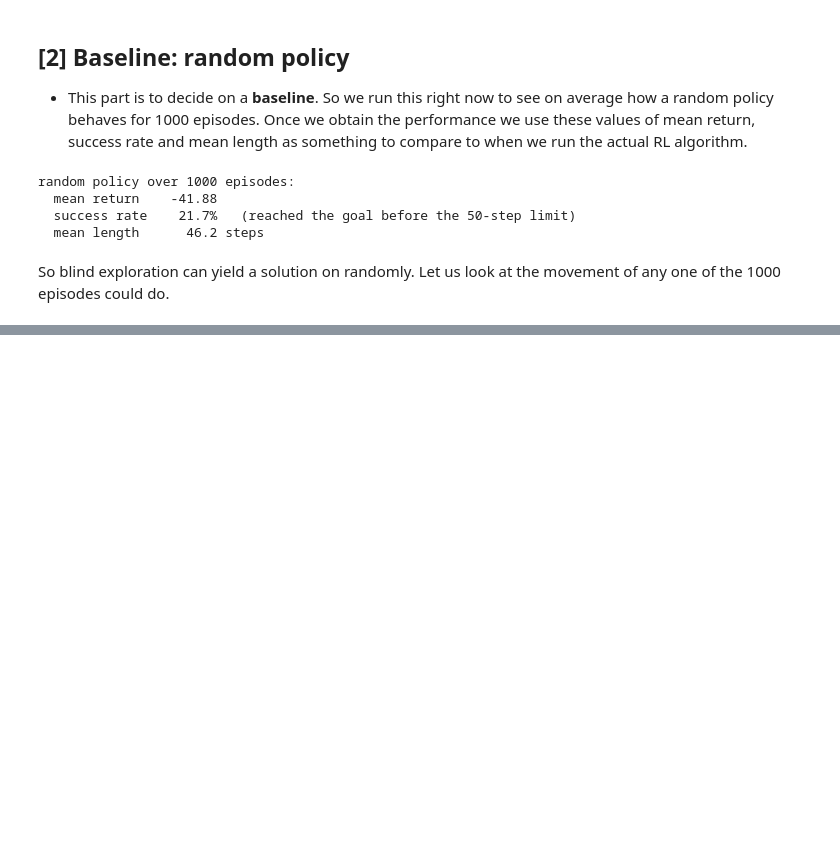
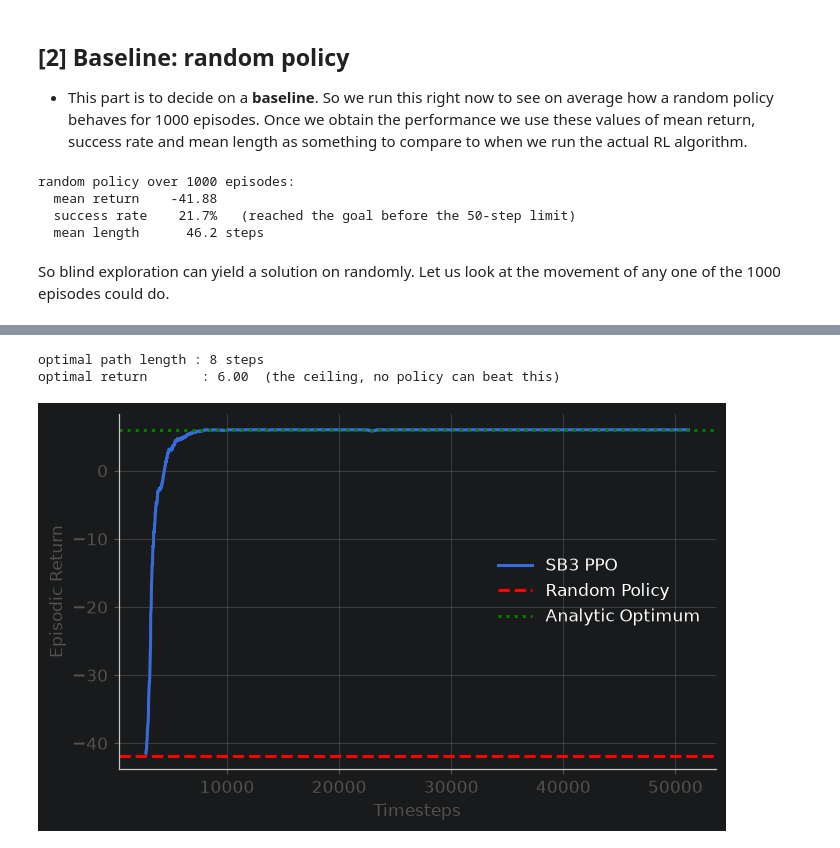
Before and after one commit to sinannaseel/ToRL, a Jupyter notebook: simple_discrete/ppo-discrete-grid.ipynb, the cells around one changed output, grey strips where cells are left out. Cells and saved outputs as stored; diff of their text form; code cells hidden in the pictures; blank space fills up the shorter version.

```diff
--- a/simple_discrete/ppo-discrete-grid.ipynb
+++ b/simple_discrete/ppo-discrete-grid.ipynb
@@ -276,0 +341,29 @@ plt.show()
+# %%
+optimal_path_length = 8
+optimal_return = optimal_path_length * (-1.0 + 0.5) + 10.0
+print(f"optimal path length : {optimal_path_length} steps")
+print(f"optimal return       : {optimal_return:.2f}  (the ceiling, no policy can beat this)")
+# %% [output]
+optimal path length : 8 steps
+optimal return       : 6.00  (the ceiling, no policy can beat this)
+# %%
+import matplotlib.pyplot as plt
+import numpy as np
+
+df = load_results(log_dir)
+rs = df["r"].values                 # Episodic return
+ts = df["l"].cumsum().values        # Cumulative timesteps
+
+# Plot rolling mean
+window = 50
+roll_mean = np.convolve(rs, np.ones(window) / window, mode="valid")
+roll_ts = ts[window - 1 :]
+plt.plot(roll_ts, roll_mean, label="SB3 PPO")
+plt.axhline(random_returns.mean(), color="red", linestyle="--", label="Random Policy")
+plt.axhline(optimal_return, color="green", linestyle=":", label="Analytic Optimum")
+plt.xlabel("Timesteps")
+plt.ylabel("Episodic Return")
+plt.legend()
+plt.show()
+# %% [output]
+[figure, added]
```
Also changed, not shown: parts of 6 cells of this notebook.
